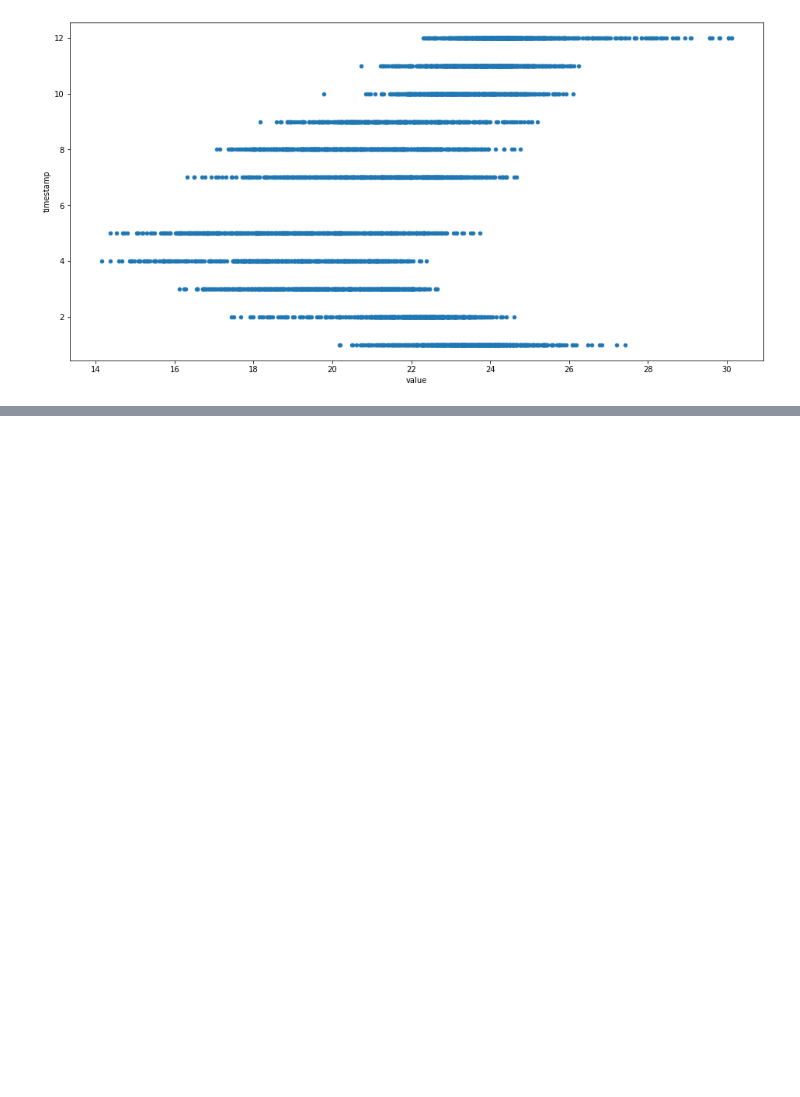
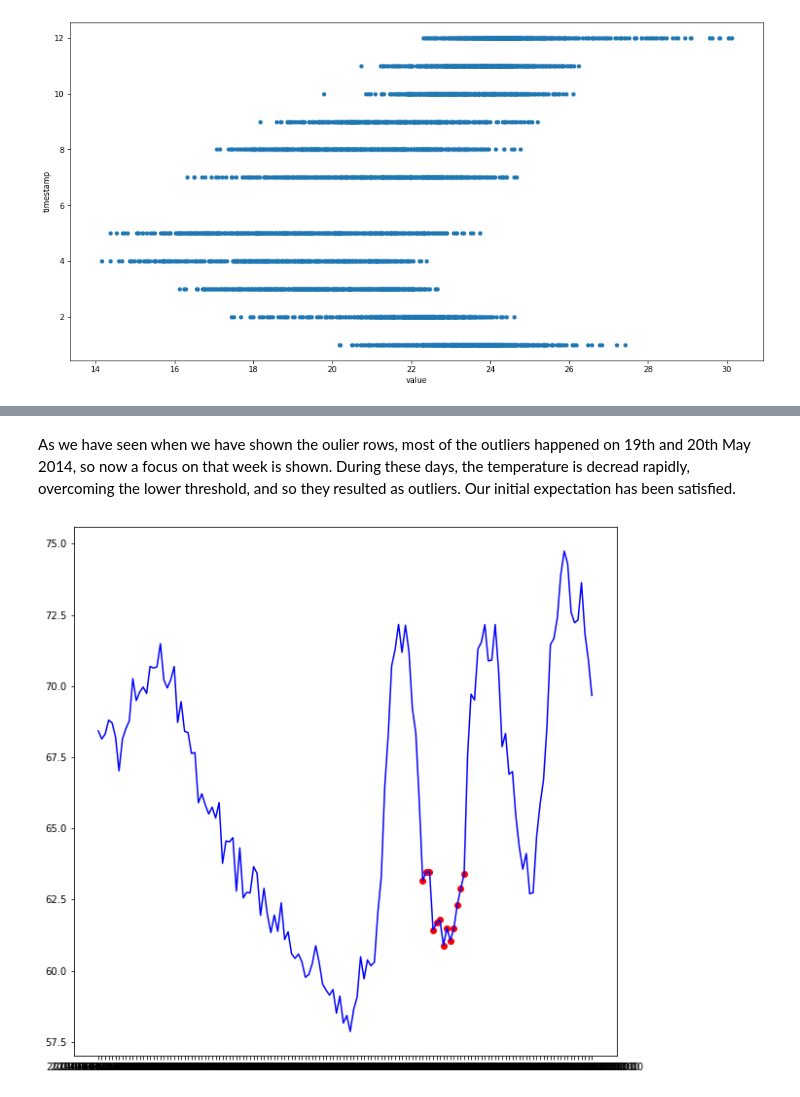
Before and after one commit to adrianomundo/II2202-research-methodology-scientific-writing, a Jupyter notebook: Quantitative_ex_temp.ipynb, the cells around one changed output, grey strips where cells are left out. Saved outputs shown, nothing was run; the diff lists cells and outputs as text; code cells hidden in the pictures; blank space fills up the shorter version.

```diff
--- a/Quantitative_ex_temp.ipynb
+++ b/Quantitative_ex_temp.ipynb
@@ -145,0 +307,14 @@ plt.show()
+# %% [markdown]
+As we have seen when we have shown the oulier rows, most of the outliers happened on 19th and 20th May 2014, so now a focus on that week is shown. During these days, the temperature is decread rapidly, overcoming the lower threshold, and so they resulted as outliers. Our initial expectation has been satisfied.
+# %%
+fig, ax = plt.subplots()
+
+df2 = df[(df['date'] >= '2014-05-16') & (df['date']<'2014-05-22')]
+
+a = df2.loc[df2['outlier'] == 1, ['timestamp', 'value']] #anomaly
+
+ax.plot(df2['timestamp'], df2['value'], color='blue')
+ax.scatter(a['timestamp'],a['value'], color='red')
+plt.show()
+# %% [output]
+[figure, added]
```
Also changed, not shown: parts of 19 cells of this notebook, 1 other file.
